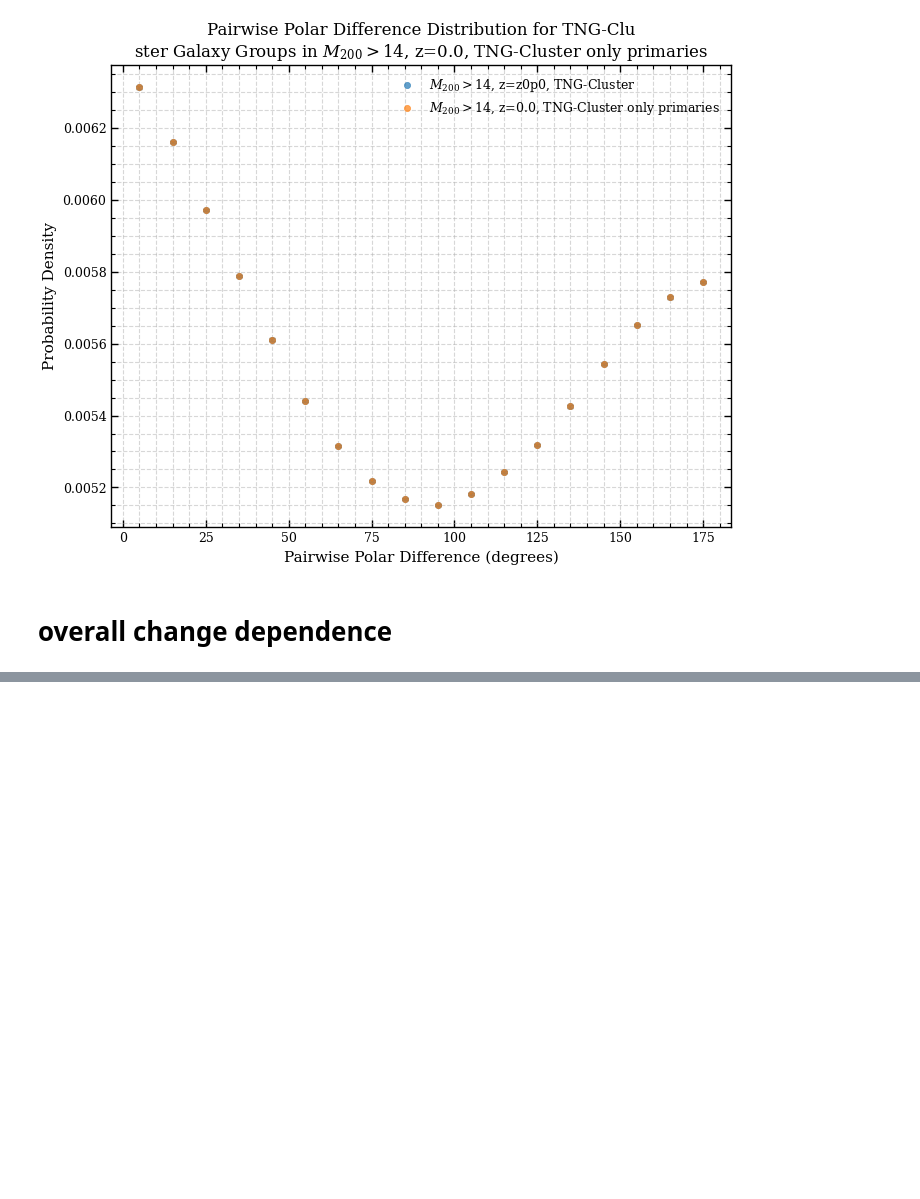
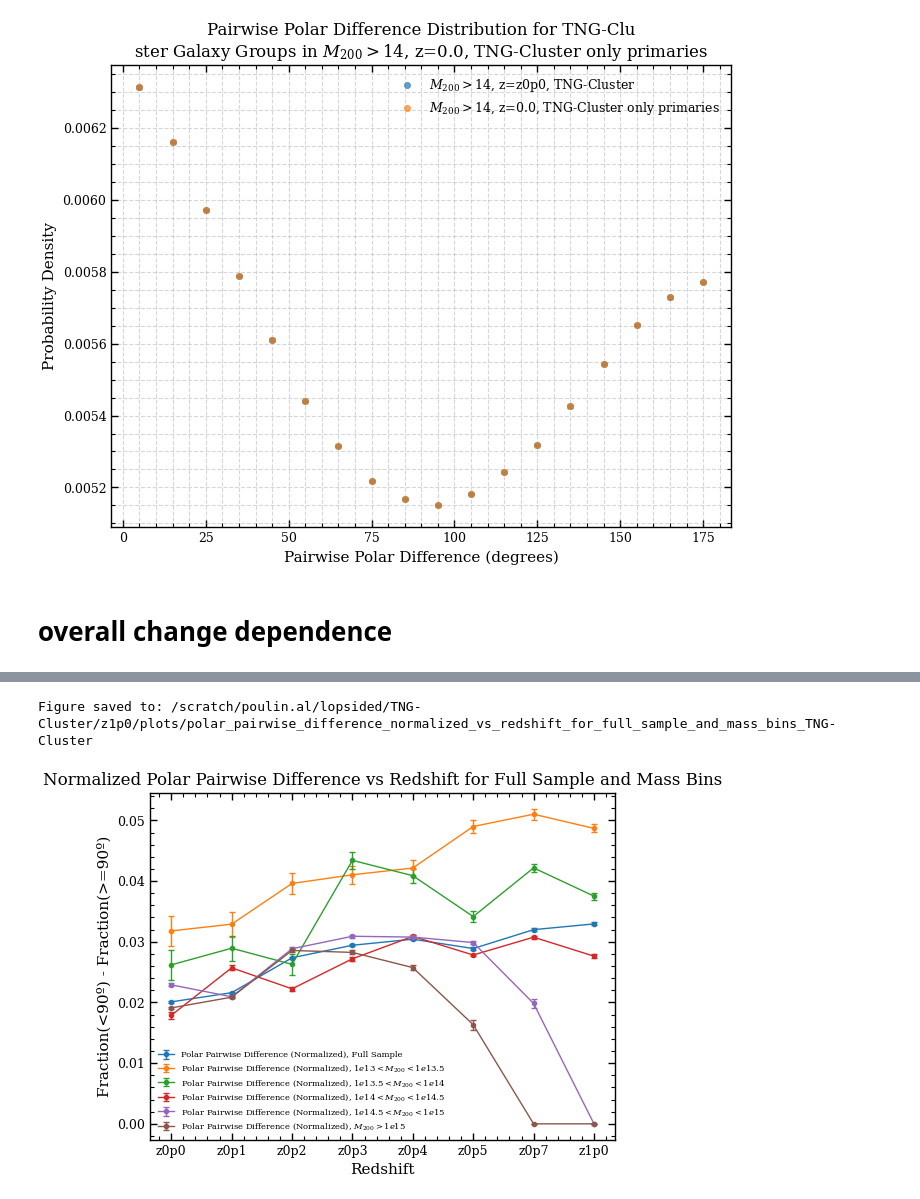
Before and after one commit to poulinal/sat-lopsidedness, a Jupyter notebook: src/myproject/redshiftGalaxyGroup-computeallplots-cluster.ipynb, the cells around one changed output, grey strips where cells are left out. Drawn from its saved outputs; the diff is of its cells as text; code cells hidden in the pictures; blank space fills up the shorter version.

```diff
--- a/src/myproject/redshiftGalaxyGroup-computeallplots-cluster.ipynb
+++ b/src/myproject/redshiftGalaxyGroup-computeallplots-cluster.ipynb
@@ -548,0 +830,74 @@ for snapshot in SnapshotEnum.getAllSnapshots():
+# %%
+# plot the normalized version of the above (frac(<90º) - frac(>=90º)) vs redshift for the full sample and mass bins
+# Uncertainty: treat counts as multinomial with fixed N per snapshot.
+# For d = f_lt - f_ge (with f_lt + f_ge = 1), Var(d) = (1 - d^2) / N = 4 f_lt (1-f_lt) / N.
+import numpy as np
+
+
+def frac_diff_and_sigma(frac_lt, frac_ge, n_total):
+    d = float(frac_lt) - float(frac_ge)
+    n = int(n_total)
+    if n <= 0:
+        return d, 0.0
+    sigma = float(np.sqrt(max(0.0, 1.0 - d * d) / n))
+    return d, sigma
+
+
+full_frac_diff = []
+full_frac_diff_err = []
+for frac_lt, frac_ge, n in zip(full_frac_lt90, full_frac_ge90, full_total_pairs):
+    d, s = frac_diff_and_sigma(frac_lt, frac_ge, n)
+    full_frac_diff.append(d)
+    full_frac_diff_err.append(s)
+
+mass_frac_diff = [[] for _ in range(len(mass_bin_labels))]
+mass_frac_diff_err = [[] for _ in range(len(mass_bin_labels))]
+for i in range(len(mass_bin_labels)):
+    for frac_lt, frac_ge, n in zip(mass_frac_lt90[i], mass_frac_ge90[i], mass_total_pairs[i]):
+        d, s = frac_diff_and_sigma(frac_lt, frac_ge, n)
+        mass_frac_diff[i].append(d)
+        mass_frac_diff_err[i].append(s)
+
+polarPairwiseDifferenceNorm_plotter = AstroPlotter()
+polarPairwiseDifferenceNorm_fig, polarPairwiseDifferenceNorm_ax = polarPairwiseDifferenceNorm_plotter.create_figure()
+
+polarPairwiseDifferenceNorm_ax.errorbar(
+    redshifts,
+    full_frac_diff,
+    yerr=full_frac_diff_err,
+    label='Polar Pairwise Difference (Normalized), Full Sample',
+    marker='o',
+    linestyle='-',
+    capsize=2,
+    elinewidth=1,
+    linewidth=1,
+    markersize=3,
+)
+
+for i in range(len(mass_bin_labels)):
+    polarPairwiseDifferenceNorm_ax.errorbar(
+        redshifts,
+        mass_frac_diff[i],
+        yerr=mass_frac_diff_err[i],
+        label=f'Polar Pairwise Difference (Normalized), {mass_bin_labels[i]}',
+        marker='o',
+        linestyle='-',
+        capsize=2,
+        elinewidth=1,
+        linewidth=1,
+        markersize=3,
+    )
+
+polarPairwiseDifferenceNorm_ax.set_xlabel('Redshift')
+polarPairwiseDifferenceNorm_ax.set_ylabel('Fraction(<90º) - Fraction(>=90º)')
+polarPairwiseDifferenceNorm_ax.set_title('Normalized Polar Pairwise Difference vs Redshift for Full Sample and Mass Bins')
+polarPairwiseDifferenceNorm_ax.legend(fontsize=6)
+
+polarPairwiseDifferenceNorm_plotter.save_figure(
+    polarPairwiseDifferenceNorm_fig,
+    galaxyAnalysisSnapshot.scratchPlotDirc
+    + f'/polar_pairwise_difference_normalized_vs_redshift_for_full_sample_and_mass_bins_{galaxyAnalysisSnapshot.sim}{galaxyAnalysisSnapshot.plotEndingFormat}',
+)
+# %% [output]
+Figure saved to: /scratch/poulin.al/lopsided/TNG-Cluster/z1p0/plots/polar_pairwise_difference_normalized_vs_redshift_for_full_sample_and_mass_bins_TNG-Cluster
+[figure, added]
```
Also changed, not shown: parts of 8 cells of this notebook, 10 other files.
